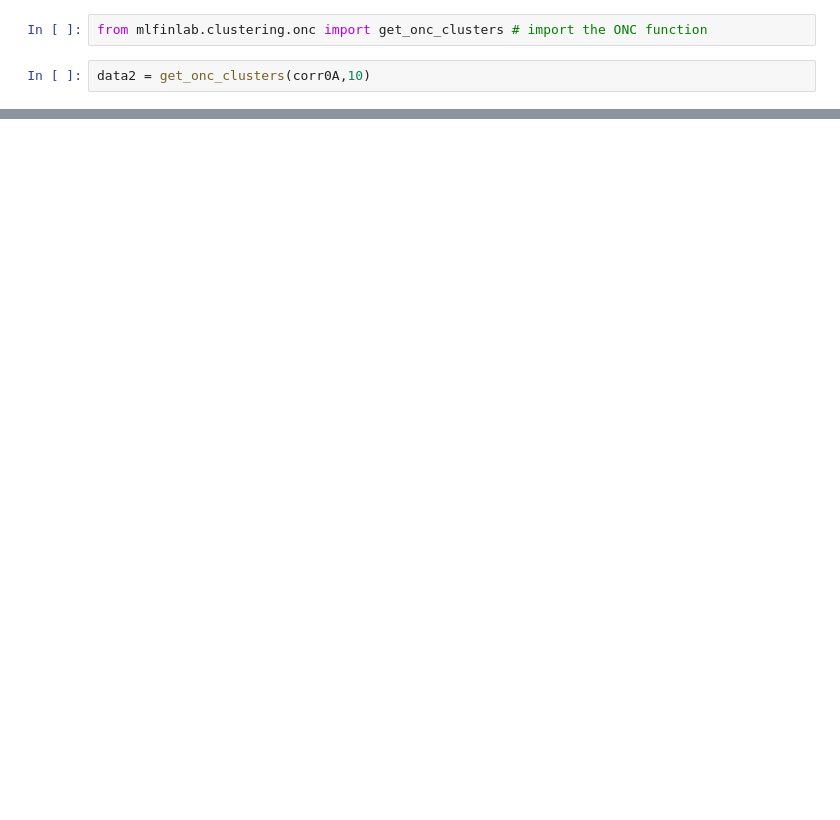
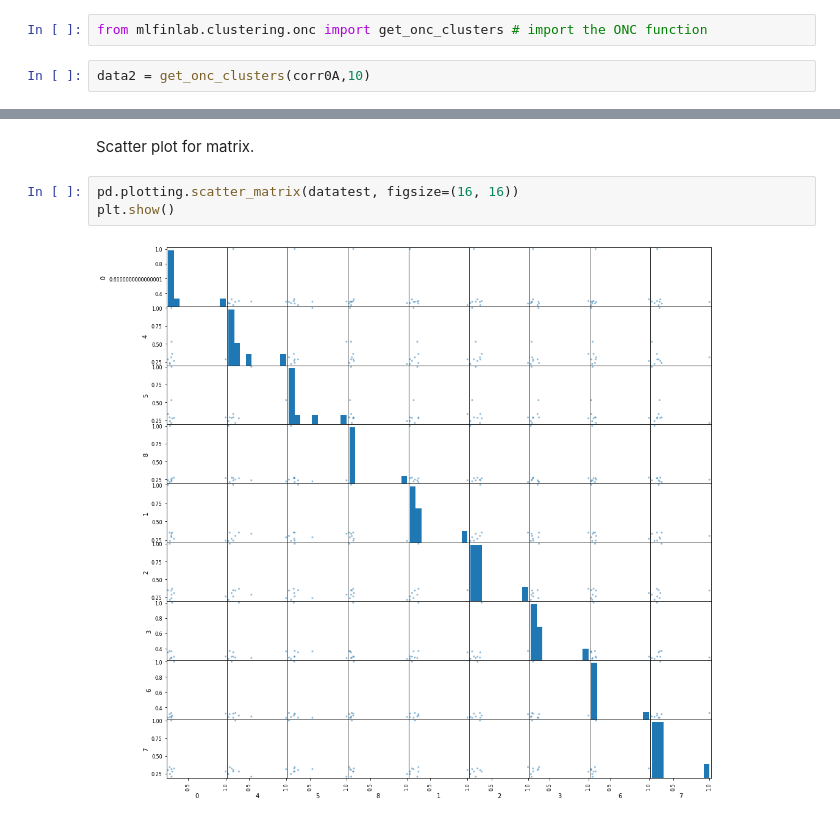
Before and after one commit to leren123/research, a Jupyter notebook: ONC/ONC - Exercise Notebook.ipynb, the cells around one changed output, grey strips where cells are left out. Cells and saved outputs as stored; diff of their text form; blank space fills up the shorter version.

```diff
--- a/ONC/ONC - Exercise Notebook.ipynb
+++ b/ONC/ONC - Exercise Notebook.ipynb
@@ -244,0 +182,7 @@ The step by step results in the exercises have the same consistency as the ONC m
+# %% [markdown]
+Scatter plot for matrix.
+# %%
+pd.plotting.scatter_matrix(datatest, figsize=(16, 16))
+plt.show()
+# %% [output]
+[figure, added]
```
Also changed, not shown: parts of 41 cells of this notebook.
